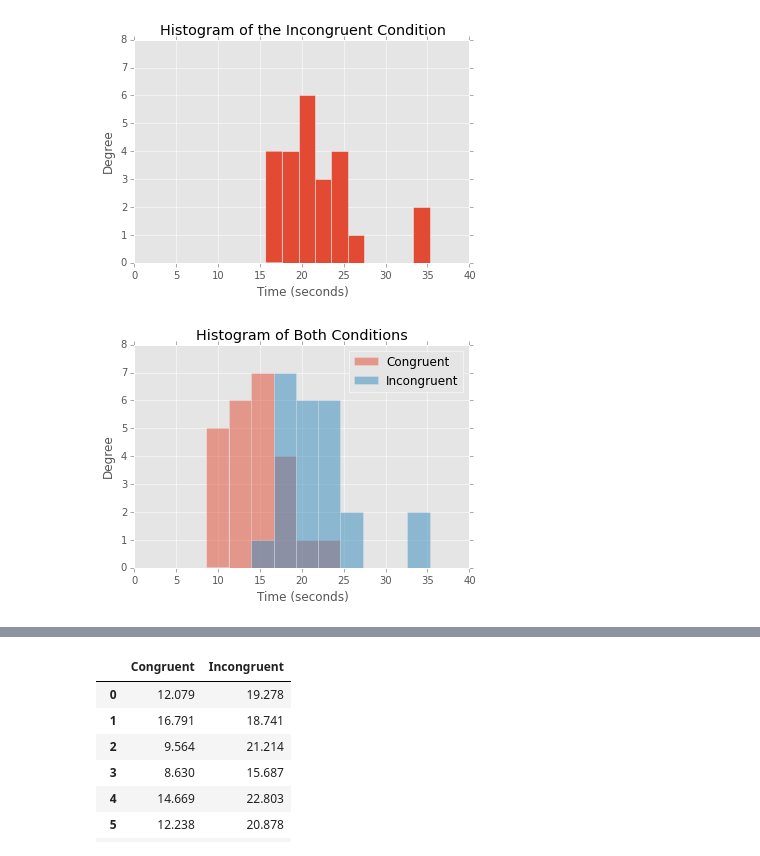
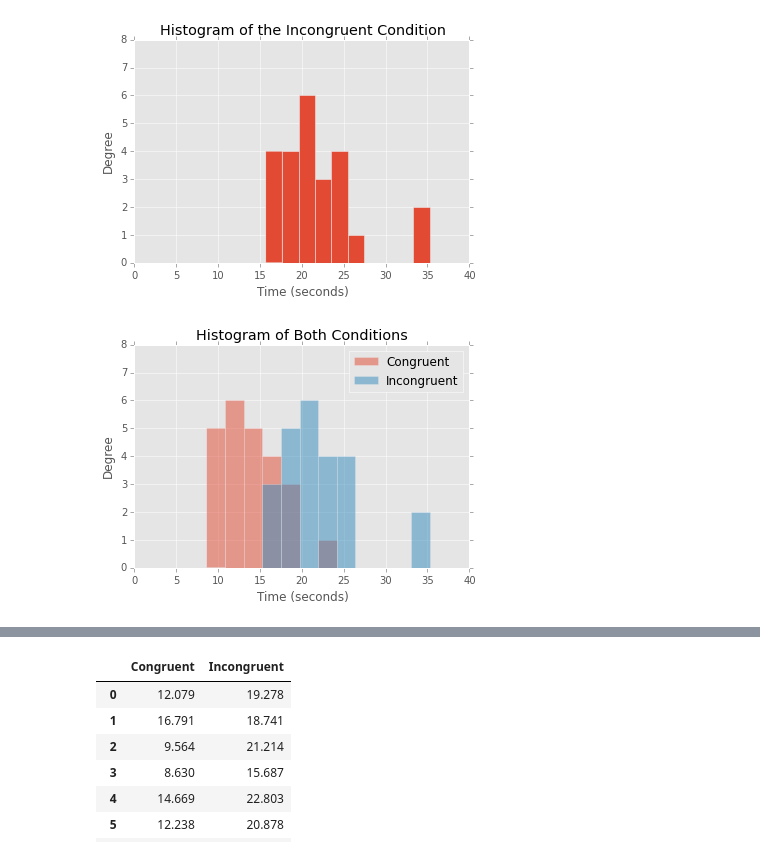
Before and after one commit to thrabchak/Udacity-Data-Analysis, a Jupyter notebook: P1 Stroop Effect/Data_Analyst_ND_Project1.ipynb, the cells around one changed output, grey strips where cells are left out. Drawn from its saved outputs; the diff is of its cells as text; code cells hidden in the pictures.

```diff
--- a/P1 Stroop Effect/Data_Analyst_ND_Project1.ipynb
+++ b/P1 Stroop Effect/Data_Analyst_ND_Project1.ipynb
@@ -107,10 +143,10 @@ window = plt.axis([0,40,0,8])
 # %%
 # Histogram of Both Conditions
 title = 'Histogram of Both Conditions'
 kind = 'hist'
 alpha = 0.5
-plot = dataFrame.plot(title=title, kind=kind, alpha=alpha)
+plot = dataFrame.plot(title=title, kind=kind, alpha=alpha, bins=12)
 xLabel = plt.xlabel('Time (seconds)')
 window = plt.axis([0,40,0,8])
 # %% [output]
-[figure, old version]
+[figure, new version]
```
Also changed, not shown: parts of 8 cells of this notebook.
